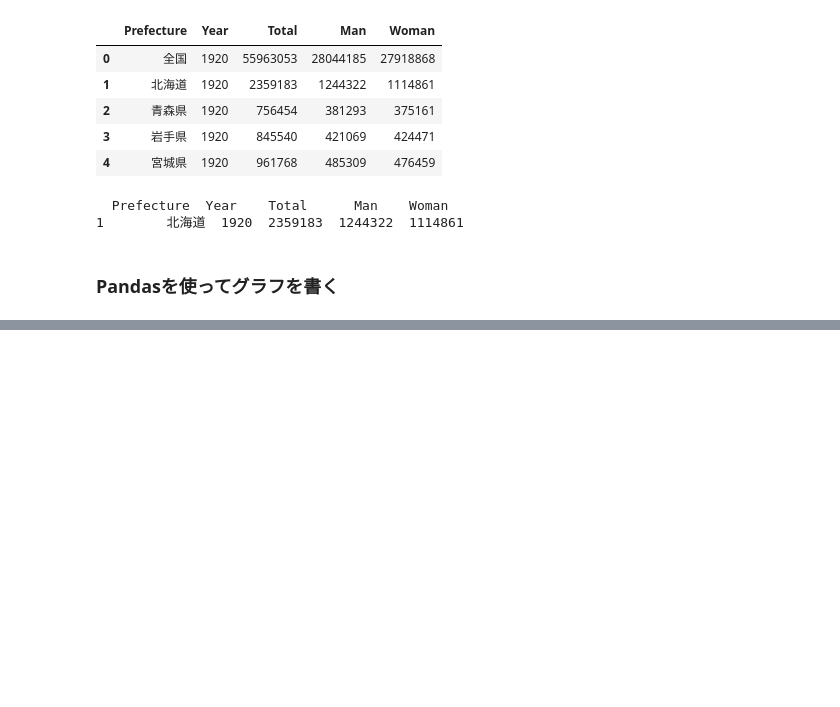
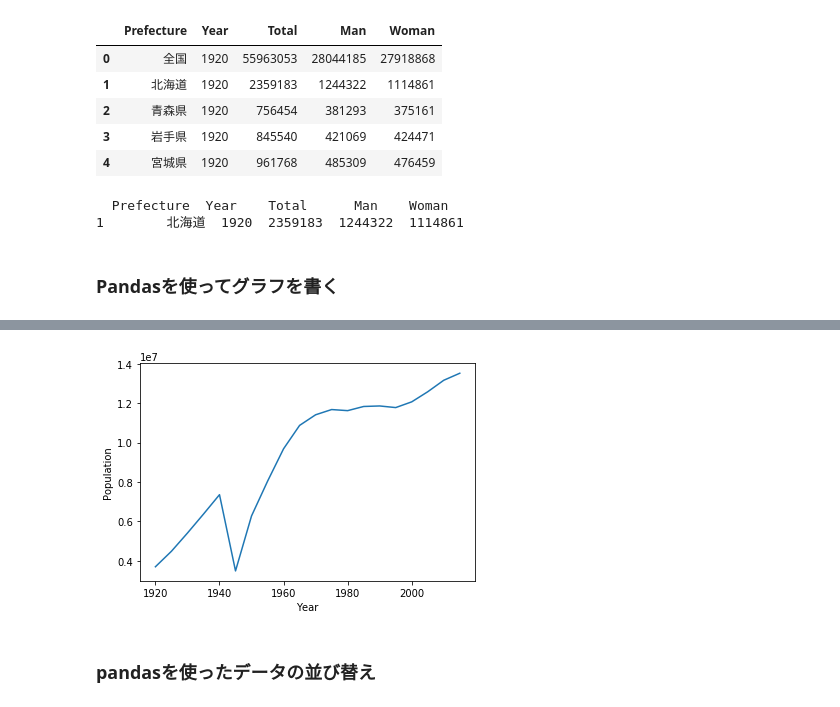
Before and after one commit to momohirata/mooc_machine_learning, a Jupyter notebook: mooc_machine_learning2.ipynb, the cells around one changed output, grey strips where cells are left out. Cells and saved outputs as stored; diff of their text form; code cells hidden in the pictures; blank space fills up the shorter version.

```diff
--- a/mooc_machine_learning2.ipynb
+++ b/mooc_machine_learning2.ipynb
@@ -96,0 +108,15 @@ ValueError: ignored
+# %%
+#Matplotlibが提供するplot関数を使って」グラフを描画
+df_tokyo = df[df.Prefecture == '東京都']
+
+plt.plot(df_tokyo.Year, df_tokyo.Total)
+
+plt.xlabel('Year')
+plt.ylabel('Population')
+plt.legend
+
+plt.show()
+# %% [output]
+[figure, added]
+# %% [markdown]
+### pandasを使ったデータの並び替え
```
Also changed, not shown: parts of 12 cells of this notebook.
